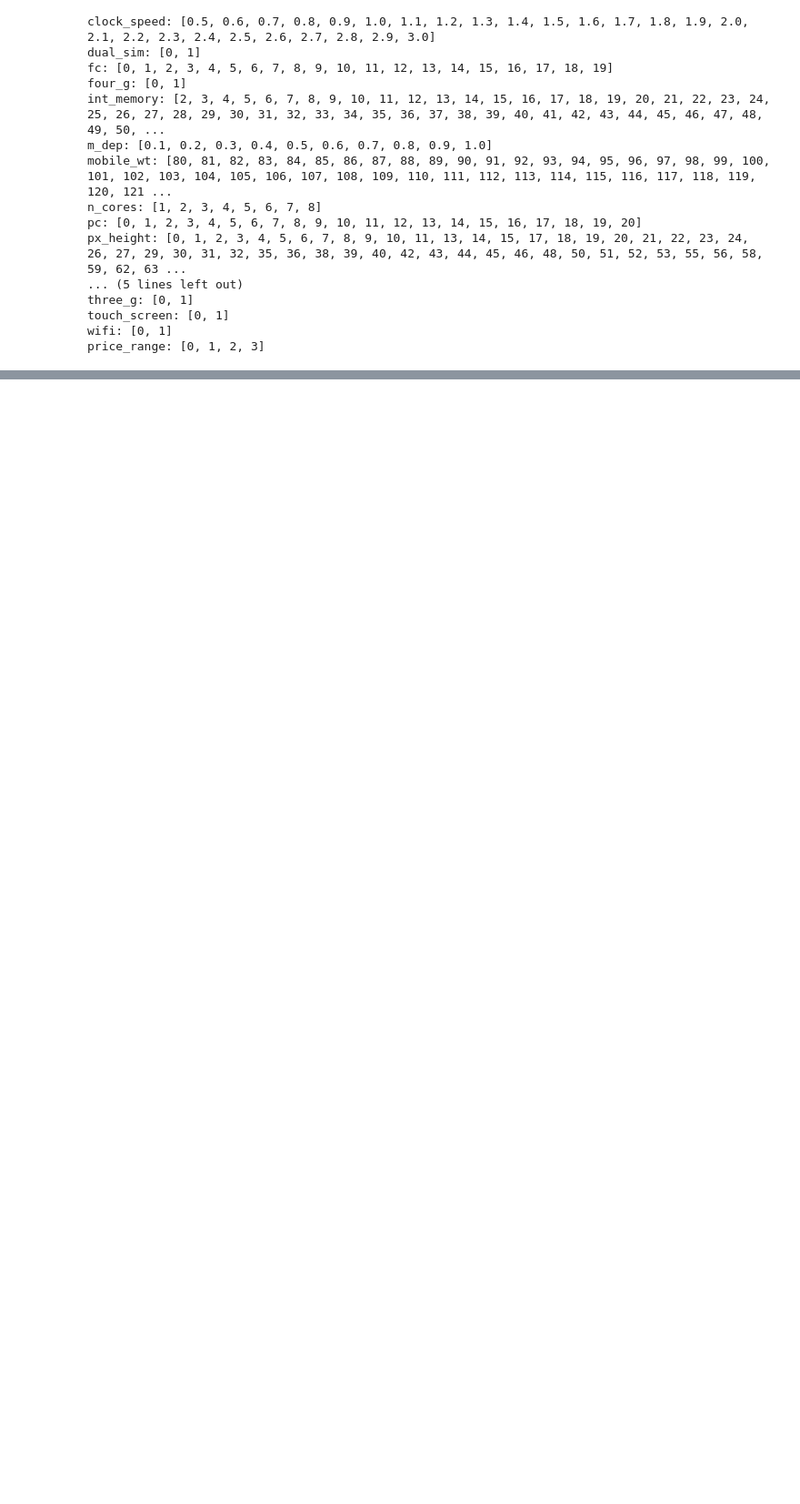
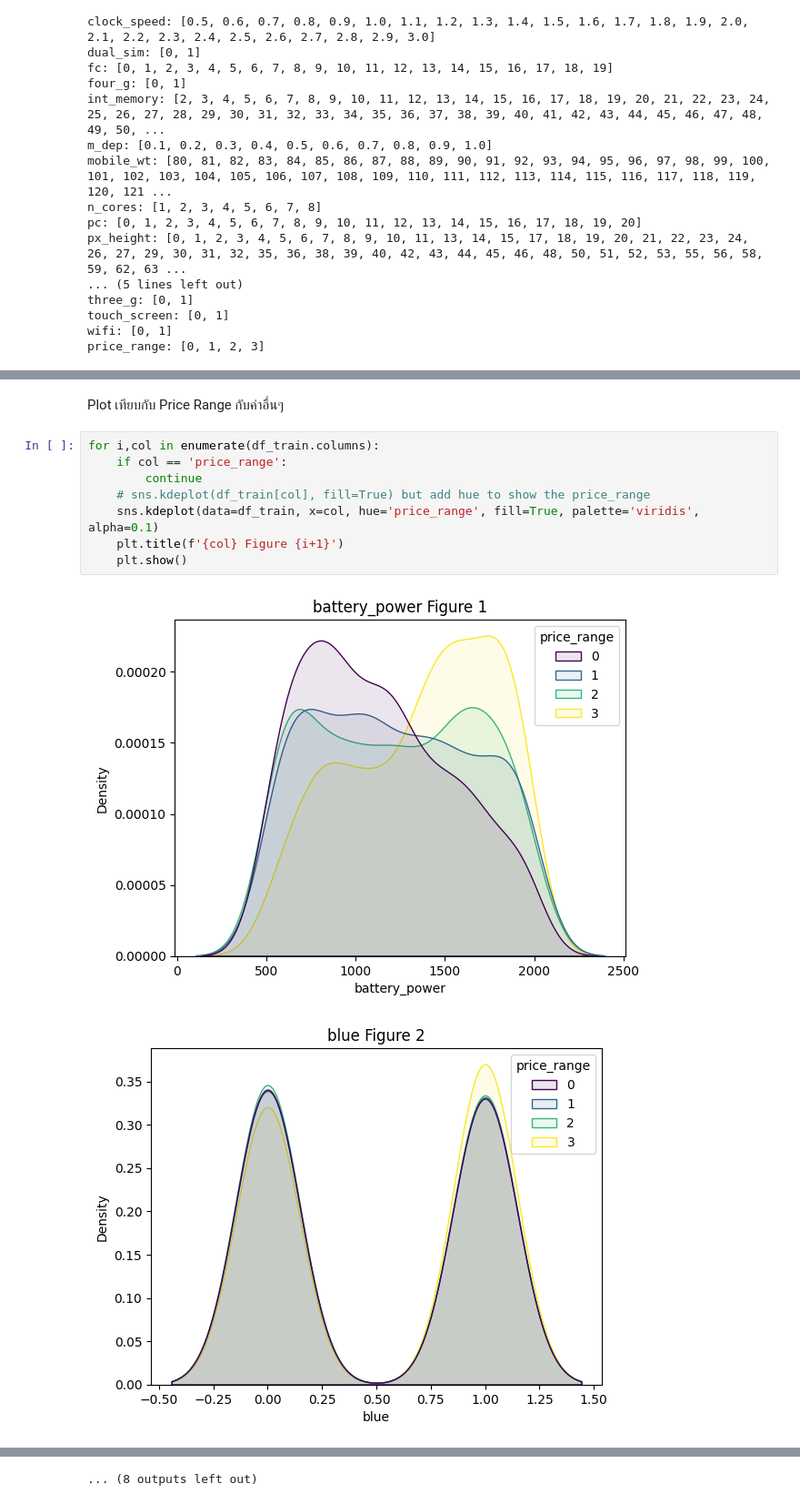
Before and after one commit to Thanaphol47825/CPE232_Project_DataModel, a Jupyter notebook: project.ipynb, the cells around one changed output, grey strips where cells are left out. Shown at 91% size. Saved outputs shown, nothing was run; the diff lists cells and outputs as text; blank space fills up the shorter version.

```diff
--- a/project.ipynb
+++ b/project.ipynb
@@ -187,0 +243,13 @@ price_range: [0, 1, 2, 3]
+# %% [markdown]
+Plot เทียบกับ Price Range กับค่าอื่นๆ
+# %%
+for i,col in enumerate(df_train.columns):
+    if col == 'price_range':
+        continue
+    # sns.kdeplot(df_train[col], fill=True) but add hue to show the price_range
+    sns.kdeplot(data=df_train, x=col, hue='price_range', fill=True, palette='viridis', alpha=0.1)
+    plt.title(f'{col} Figure {i+1}')
+    plt.show()
+# %% [output]
+[figure, added]
+[figure, added]
@@ -187,0 +266 @@ price_range: [0, 1, 2, 3]
+... (8 outputs left out)
```
Also changed, not shown: parts of 25 cells of this notebook, 2 other files.
